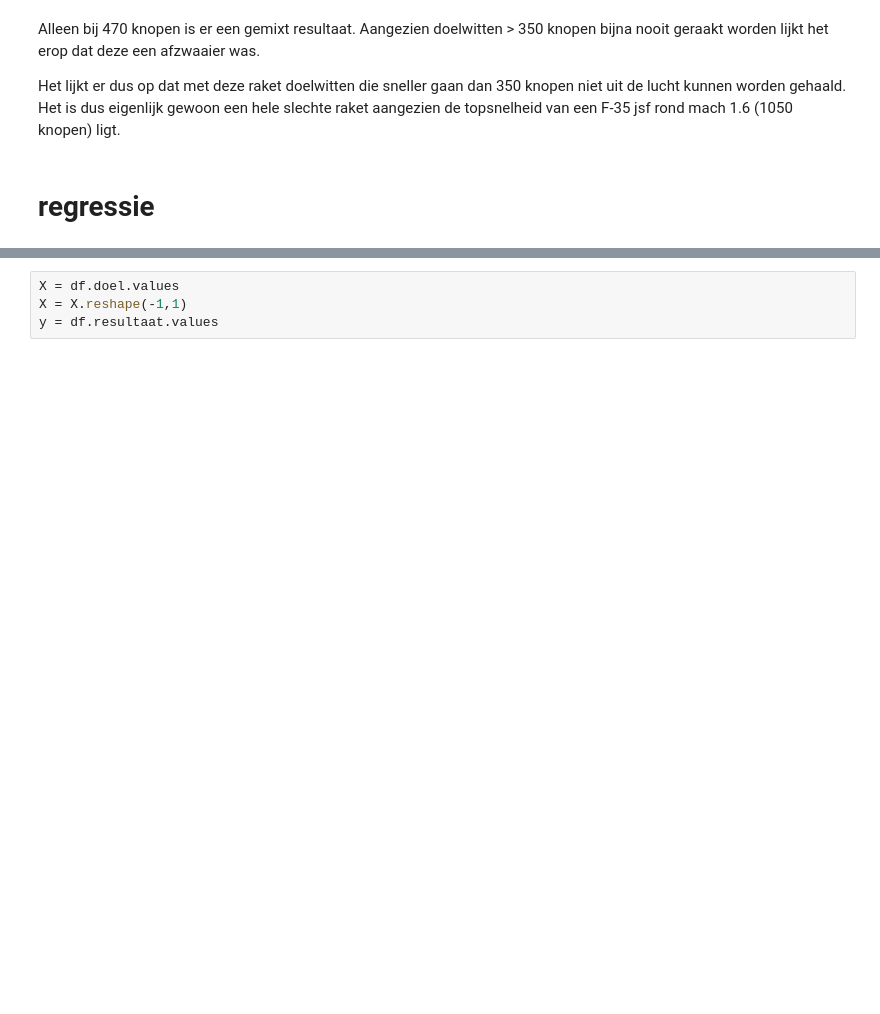
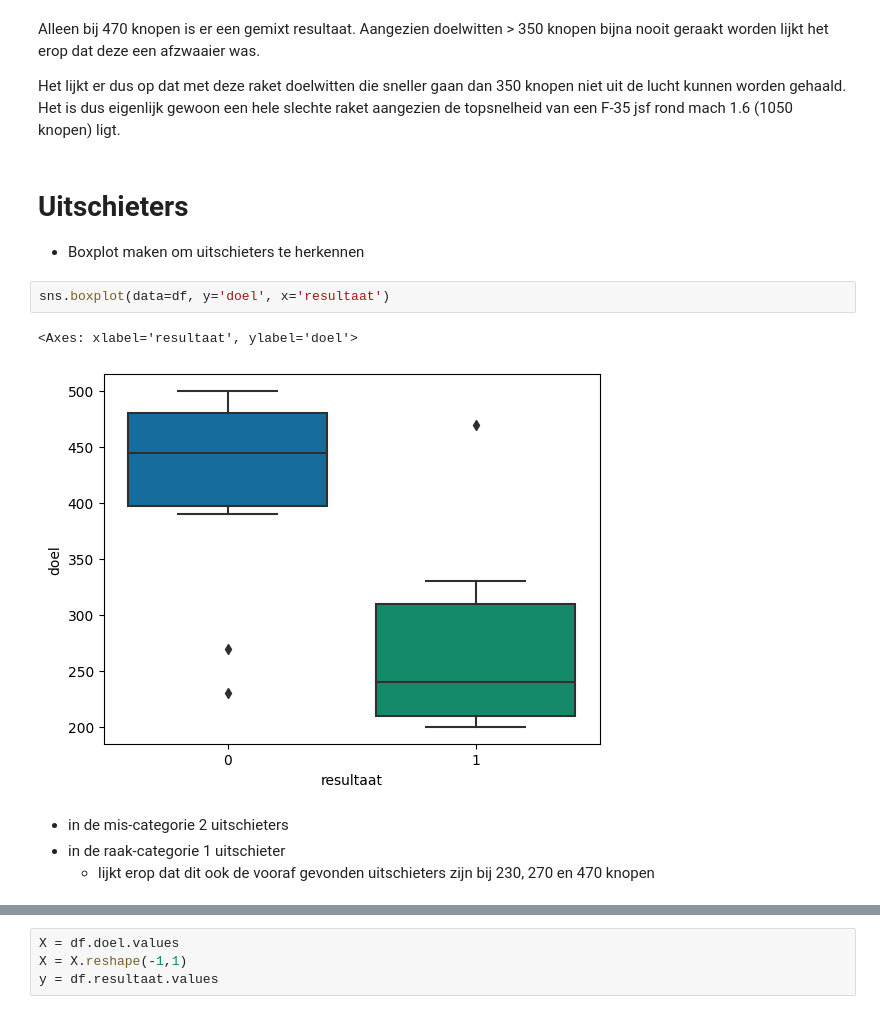
Before and after one commit to R4vante/School, a Jupyter notebook: Statistical_Learning/Data_Analyse/BOEM_raket.ipynb, the cells around one changed output, grey strips where cells are left out. Saved outputs shown, nothing was run; the diff lists cells and outputs as text; blank space fills up the shorter version.

Commit message:
changes to data analysis rocket

```diff
--- a/Statistical_Learning/Data_Analyse/BOEM_raket.ipynb
+++ b/Statistical_Learning/Data_Analyse/BOEM_raket.ipynb
@@ -176,5 +178,16 @@ for i in dups:
 Alleen bij 470 knopen is er een gemixt resultaat. Aangezien doelwitten > 350 knopen bijna nooit geraakt worden lijkt het erop dat deze een afzwaaier was.
 
 Het lijkt er dus op dat met deze raket doelwitten die sneller gaan dan 350 knopen niet uit de lucht kunnen worden gehaald. Het is dus eigenlijk gewoon een hele slechte raket aangezien de topsnelheid van een F-35 jsf rond mach 1.6 (1050 knopen) ligt.
-# %% [markdown]
-# regressie
+# %% [markdown]
+# Uitschieters
+
+- Boxplot maken om uitschieters te herkennen
+# %%
+sns.boxplot(data=df, y='doel', x='resultaat')
+# %% [output]
+<Axes: xlabel='resultaat', ylabel='doel'>
+[figure, added]
+# %% [markdown]
+- in de mis-categorie 2 uitschieters
+- in de raak-categorie 1 uitschieter
+    - lijkt erop dat dit ook de vooraf gevonden uitschieters zijn bij 230, 270 en 470 knopen
```
Also changed, not shown: parts of 22 cells of this notebook, 2 other files.
